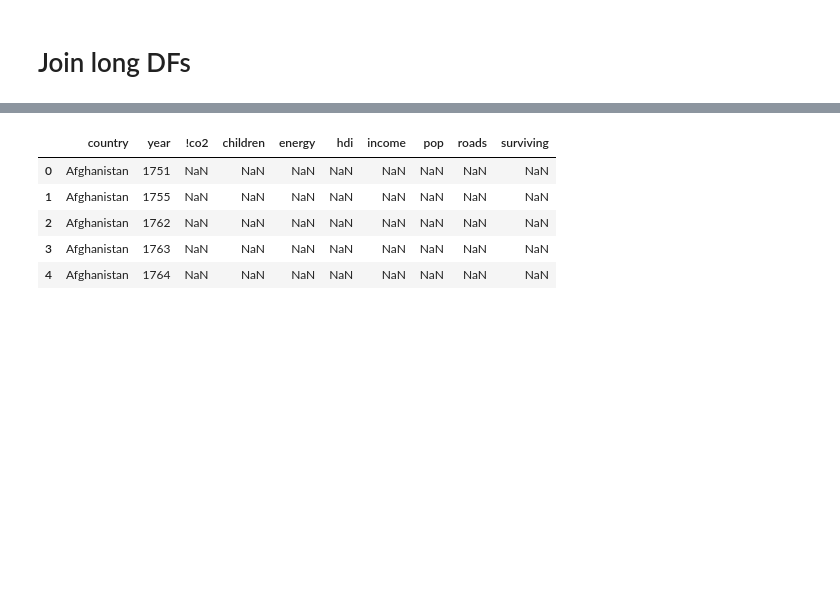
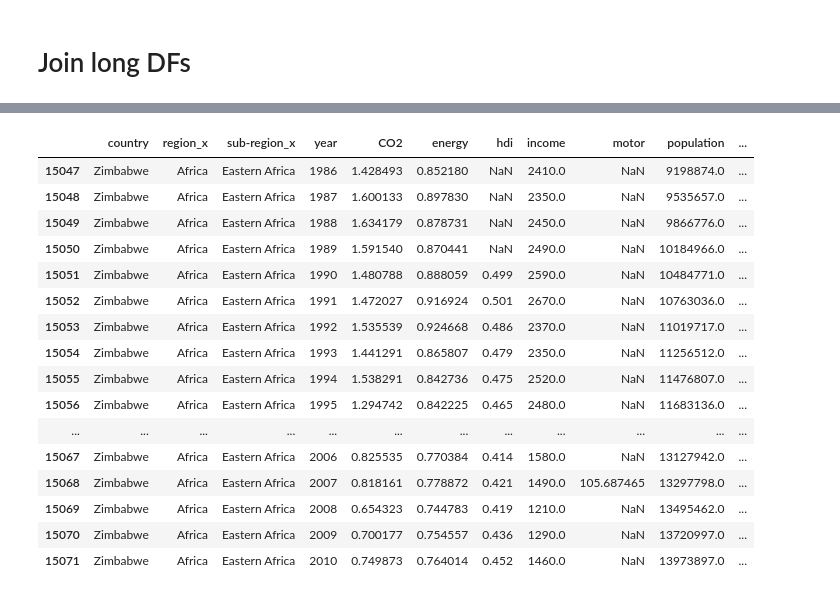
Before and after one commit to limegimlet/data_analysis_gapminder_co2, a Jupyter notebook: gapminder/make_df.ipynb, the cells around one changed output, grey strips where cells are left out. Cells and saved outputs as stored; diff of their text form; code cells hidden in the pictures; blank space fills up the shorter version.

```diff
--- a/gapminder/make_df.ipynb
+++ b/gapminder/make_df.ipynb
@@ -305,19 +396,26 @@ final_df.head()
-# %%
-# drop region & subregion rows
-final_df.drop(final_df.index[:2], inplace=True)
-final_df.reset_index(inplace=True, drop=True)
-final_df.head()
-# %% [output]
-|  | country | year | !co2 | children | energy | hdi | income | pop | roads | surviving |
-| 0 | Afghanistan | 1751 | NaN | NaN | NaN | NaN | NaN | NaN | NaN | NaN |
-| 1 | Afghanistan | 1755 | NaN | NaN | NaN | NaN | NaN | NaN | NaN | NaN |
-| 2 | Afghanistan | 1762 | NaN | NaN | NaN | NaN | NaN | NaN | NaN | NaN |
-| 3 | Afghanistan | 1763 | NaN | NaN | NaN | NaN | NaN | NaN | NaN | NaN |
-| 4 | Afghanistan | 1764 | NaN | NaN | NaN | NaN | NaN | NaN | NaN | NaN |
 # %%
 # add region data as columns
 countries_regions = pd.read_csv('data/countries_with_regions.csv')
 final_df = final_df.merge(countries_regions, on='country', how='left')
+final_df.tail(25)
+# %% [output]
+|  | country | region_x | sub-region_x | year | CO2 | energy | hdi | income | motor | population | ... |
+| 15047 | Zimbabwe | Africa | Eastern Africa | 1986 | 1.428493 | 0.852180 | NaN | 2410.0 | NaN | 9198874.0 | ... |
+| 15048 | Zimbabwe | Africa | Eastern Africa | 1987 | 1.600133 | 0.897830 | NaN | 2350.0 | NaN | 9535657.0 | ... |
+| 15049 | Zimbabwe | Africa | Eastern Africa | 1988 | 1.634179 | 0.878731 | NaN | 2450.0 | NaN | 9866776.0 | ... |
+| 15050 | Zimbabwe | Africa | Eastern Africa | 1989 | 1.591540 | 0.870441 | NaN | 2490.0 | NaN | 10184966.0 | ... |
+| 15051 | Zimbabwe | Africa | Eastern Africa | 1990 | 1.480788 | 0.888059 | 0.499 | 2590.0 | NaN | 10484771.0 | ... |
+| 15052 | Zimbabwe | Africa | Eastern Africa | 1991 | 1.472027 | 0.916924 | 0.501 | 2670.0 | NaN | 10763036.0 | ... |
+| 15053 | Zimbabwe | Africa | Eastern Africa | 1992 | 1.535539 | 0.924668 | 0.486 | 2370.0 | NaN | 11019717.0 | ... |
+| 15054 | Zimbabwe | Africa | Eastern Africa | 1993 | 1.441291 | 0.865807 | 0.479 | 2350.0 | NaN | 11256512.0 | ... |
+| 15055 | Zimbabwe | Africa | Eastern Africa | 1994 | 1.538291 | 0.842736 | 0.475 | 2520.0 | NaN | 11476807.0 | ... |
+| 15056 | Zimbabwe | Africa | Eastern Africa | 1995 | 1.294742 | 0.842225 | 0.465 | 2480.0 | NaN | 11683136.0 | ... |
+| ... | ... | ... | ... | ... | ... | ... | ... | ... | ... | ... | ... |
+| 15067 | Zimbabwe | Africa | Eastern Africa | 2006 | 0.825535 | 0.770384 | 0.414 | 1580.0 | NaN | 13127942.0 | ... |
+| 15068 | Zimbabwe | Africa | Eastern Africa | 2007 | 0.818161 | 0.778872 | 0.421 | 1490.0 | 105.687465 | 13297798.0 | ... |
+| 15069 | Zimbabwe | Africa | Eastern Africa | 2008 | 0.654323 | 0.744783 | 0.419 | 1210.0 | NaN | 13495462.0 | ... |
+| 15070 | Zimbabwe | Africa | Eastern Africa | 2009 | 0.700177 | 0.754557 | 0.436 | 1290.0 | NaN | 13720997.0 | ... |
+| 15071 | Zimbabwe | Africa | Eastern Africa | 2010 | 0.749873 | 0.764014 | 0.452 | 1460.0 | NaN | 13973897.0 | ... |
 # %%
 # rearrange column order so region info beside country col
 cols = final_df.columns.tolist()
```
Also changed, not shown: parts of 44 cells of this notebook.
